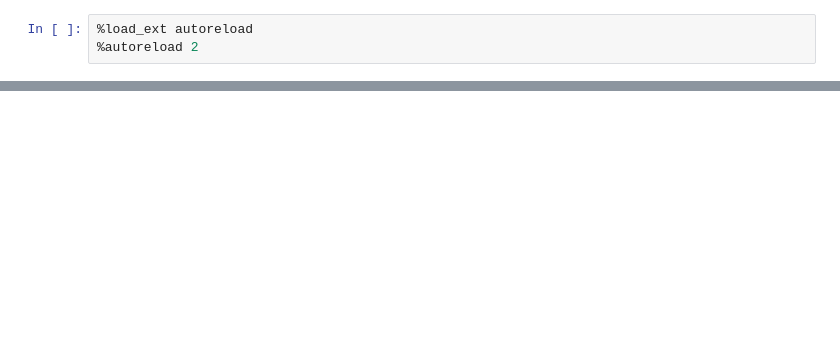
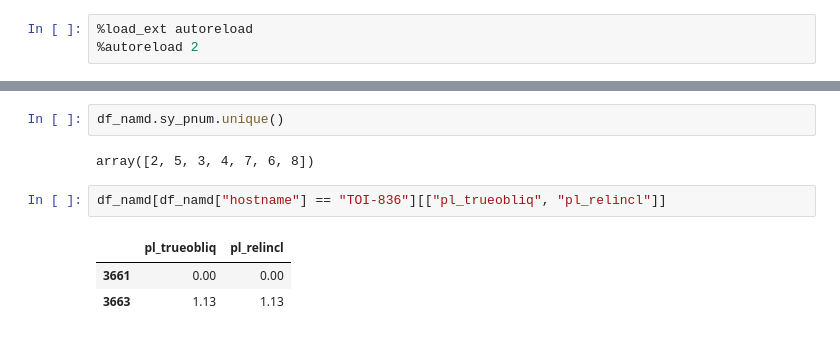
Before and after one commit to abocchieri/ExoNAMD, a Jupyter notebook: notebook/run.ipynb, the cells around one changed output, grey strips where cells are left out. Saved outputs shown, nothing was run; the diff lists cells and outputs as text; blank space fills up the shorter version.

```diff
--- a/notebook/run.ipynb
+++ b/notebook/run.ipynb
@@ -84,0 +273,10 @@ plot_sample_namd(df, title="Core systems")
+# %%
+df_namd.sy_pnum.unique()
+# %% [output]
+array([2, 5, 3, 4, 7, 6, 8])
+# %%
+df_namd[df_namd["hostname"] == "TOI-836"][["pl_trueobliq", "pl_relincl"]]
+# %% [output]
+|  | pl_trueobliq | pl_relincl |
+| 3661 | 0.00 | 0.00 |
+| 3663 | 1.13 | 1.13 |
```
Also changed, not shown: parts of 15 cells of this notebook, 7 other files.
